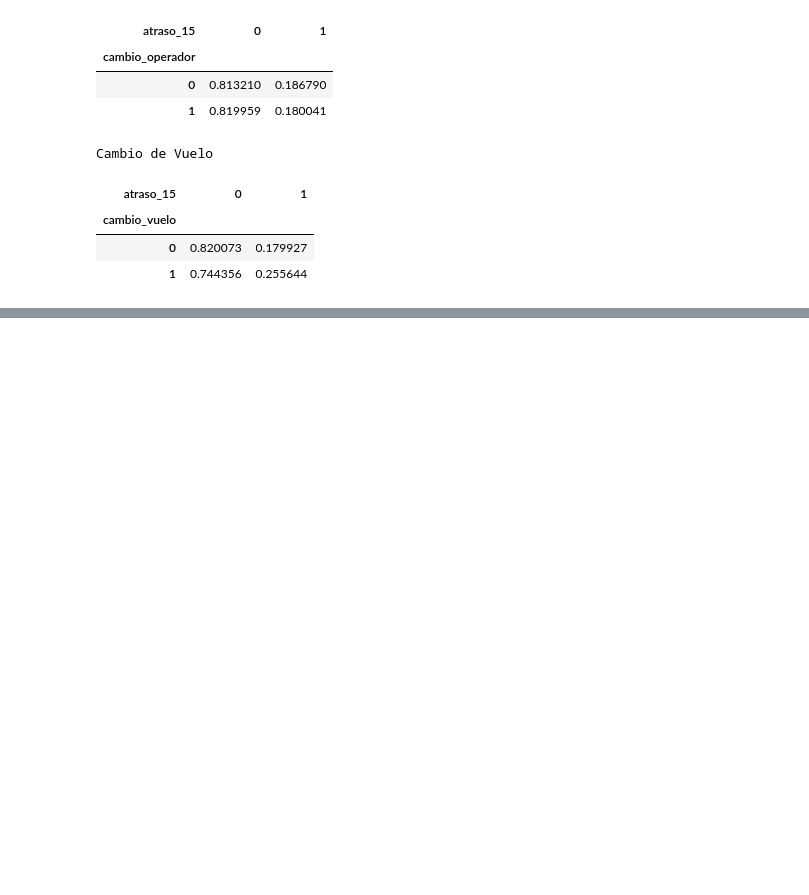
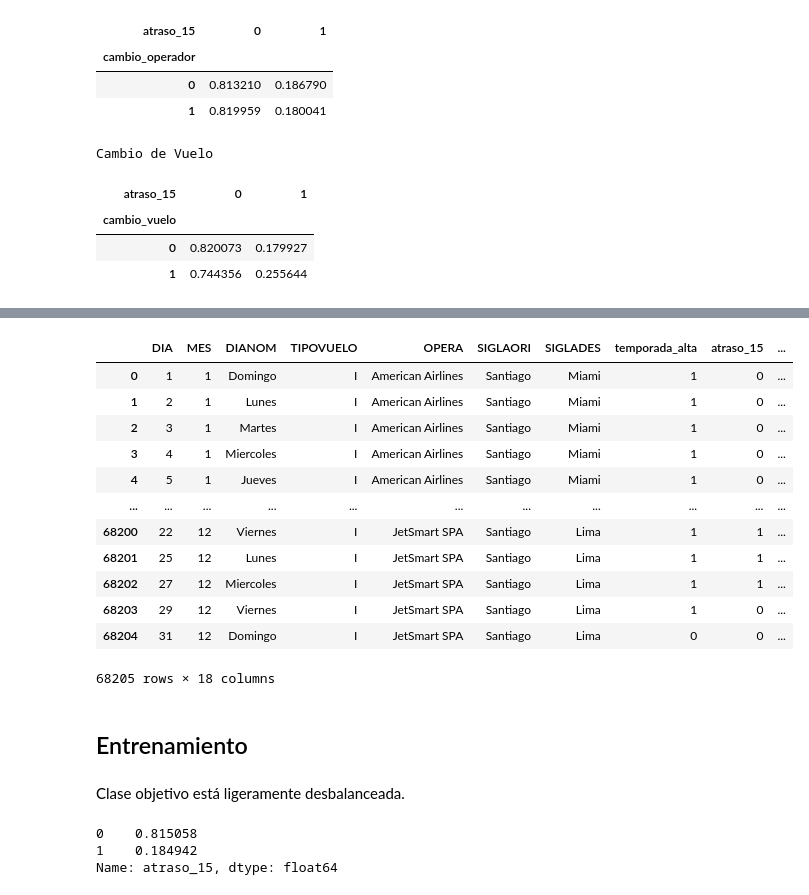
Before and after one commit to tomasaltilio/Latam, a Jupyter notebook: solution.ipynb, the cells around one changed output, grey strips where cells are left out. Saved outputs shown, nothing was run; the diff lists cells and outputs as text; code cells hidden in the pictures; blank space fills up the shorter version.

```diff
--- a/solution.ipynb
+++ b/solution.ipynb
@@ -332,0 +404,26 @@ Cambio de Vuelo
+# %%
+abt
+# %% [output]
+|  | DIA | MES | DIANOM | TIPOVUELO | OPERA | SIGLAORI | SIGLADES | temporada_alta | atraso_15 | ... |
+| 0 | 1 | 1 | Domingo | I | American Airlines | Santiago | Miami | 1 | 0 | ... |
+| 1 | 2 | 1 | Lunes | I | American Airlines | Santiago | Miami | 1 | 0 | ... |
+| 2 | 3 | 1 | Martes | I | American Airlines | Santiago | Miami | 1 | 0 | ... |
+| 3 | 4 | 1 | Miercoles | I | American Airlines | Santiago | Miami | 1 | 0 | ... |
+| 4 | 5 | 1 | Jueves | I | American Airlines | Santiago | Miami | 1 | 0 | ... |
+| ... | ... | ... | ... | ... | ... | ... | ... | ... | ... | ... |
+| 68200 | 22 | 12 | Viernes | I | JetSmart SPA | Santiago | Lima | 1 | 1 | ... |
+| 68201 | 25 | 12 | Lunes | I | JetSmart SPA | Santiago | Lima | 1 | 1 | ... |
+| 68202 | 27 | 12 | Miercoles | I | JetSmart SPA | Santiago | Lima | 1 | 1 | ... |
+| 68203 | 29 | 12 | Viernes | I | JetSmart SPA | Santiago | Lima | 1 | 0 | ... |
+| 68204 | 31 | 12 | Domingo | I | JetSmart SPA | Santiago | Lima | 0 | 0 | ... |
+68205 rows × 18 columns
+# %% [markdown]
+## Entrenamiento
+# %% [markdown]
+Clase objetivo está ligeramente desbalanceada.
+# %%
+abt.atraso_15.value_counts(normalize= True)
+# %% [output]
+0    0.815058
+1    0.184942
+Name: atraso_15, dtype: float64
```
Also changed, not shown: parts of 36 cells of this notebook.
